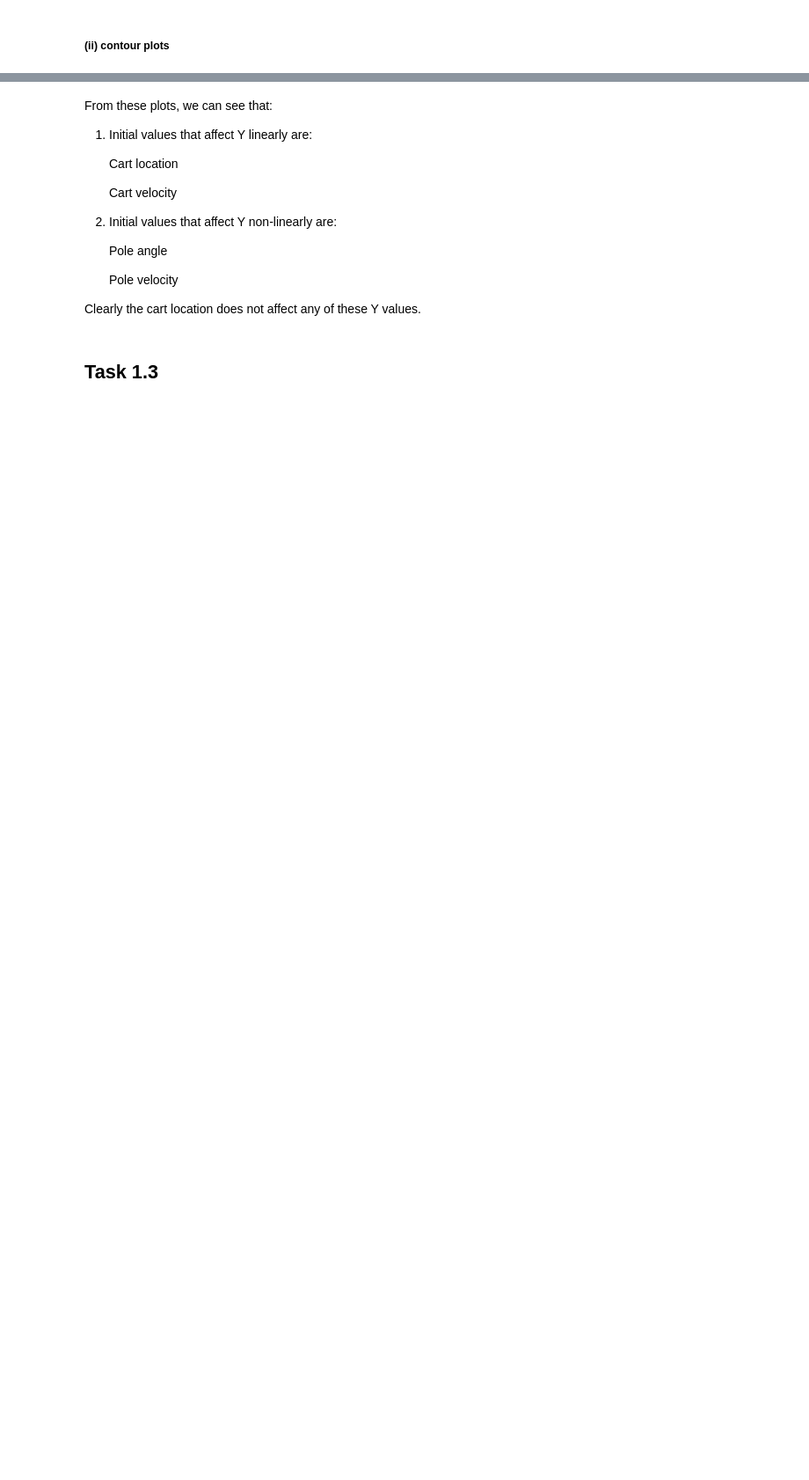
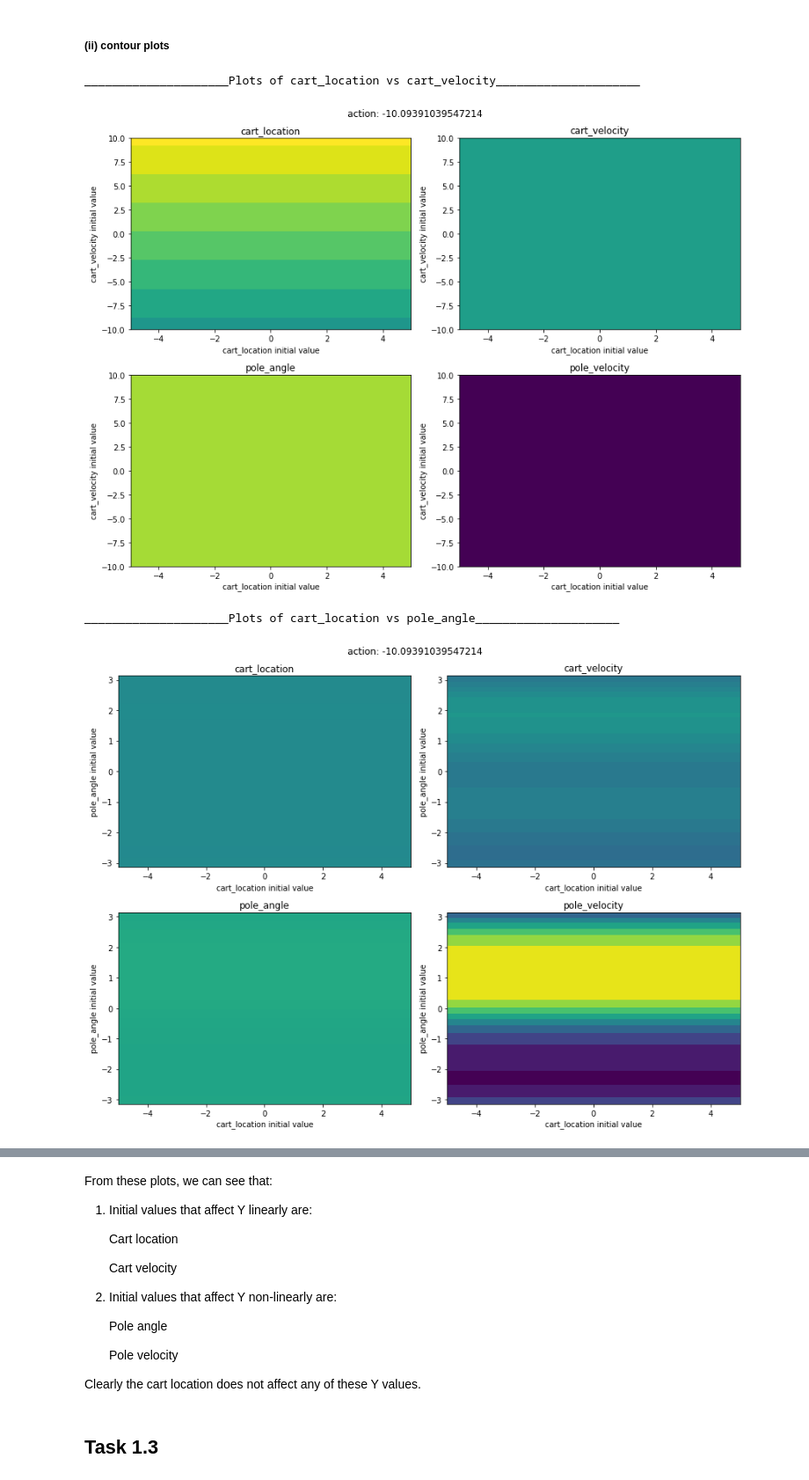
Before and after one commit to jordanesmith/SF3-Machine-Learning-Project, a Jupyter notebook: Task1.ipynb, the cells around one changed output, grey strips where cells are left out. Shown at 88% size. Drawn from its saved outputs; the diff is of its cells as text; code cells hidden in the pictures; blank space fills up the shorter version.

```diff
--- a/Task1.ipynb
+++ b/Task1.ipynb
@@ -100,9 +100,14 @@ plot_y_scans(initial_x, index_to_variable, x_range_for_index)
 # %% [markdown]
 ##### (ii) contour plots
 # %%
-# for index_pair in list_of_index_pairs:
-#     print('_____________________Plots of {} vs {}_____________________'.format(index_to_variable[index_pair[0]],index_to_variable[index_pair[1]]))
-#     plot_y_contour_as_difference_in_x(initial_x, index_pair, range_x_pair_finder(index_pair, x_range_for_index), index_to_variable)
-# #     if index_pair == [0,1]: plt.savefig(plot_path + 'contour_plot_scan_over_{}_{}_with_action'.format(index_pair[0], index_pair[1]))
-#     plt.show()
-#     plt.close()
+for index_pair in list_of_index_pairs:
+    print('_____________________Plots of {} vs {}_____________________'.format(index_to_variable[index_pair[0]],index_to_variable[index_pair[1]]))
+    plot_y_contour_as_difference_in_x(initial_x, index_pair, range_x_pair_finder(index_pair, x_range_for_index), index_to_variable)
+#     if index_pair == [0,1]: plt.savefig(plot_path + 'contour_plot_scan_over_{}_{}_with_action'.format(index_pair[0], index_pair[1]))
+    plt.show()
+    plt.close()
+# %% [output]
+_____________________Plots of cart_location vs cart_velocity_____________________
+[figure, added]
+_____________________Plots of cart_location vs pole_angle_____________________
+[figure, added]
```
Also changed, not shown: parts of 15 cells of this notebook, 4 other files.
